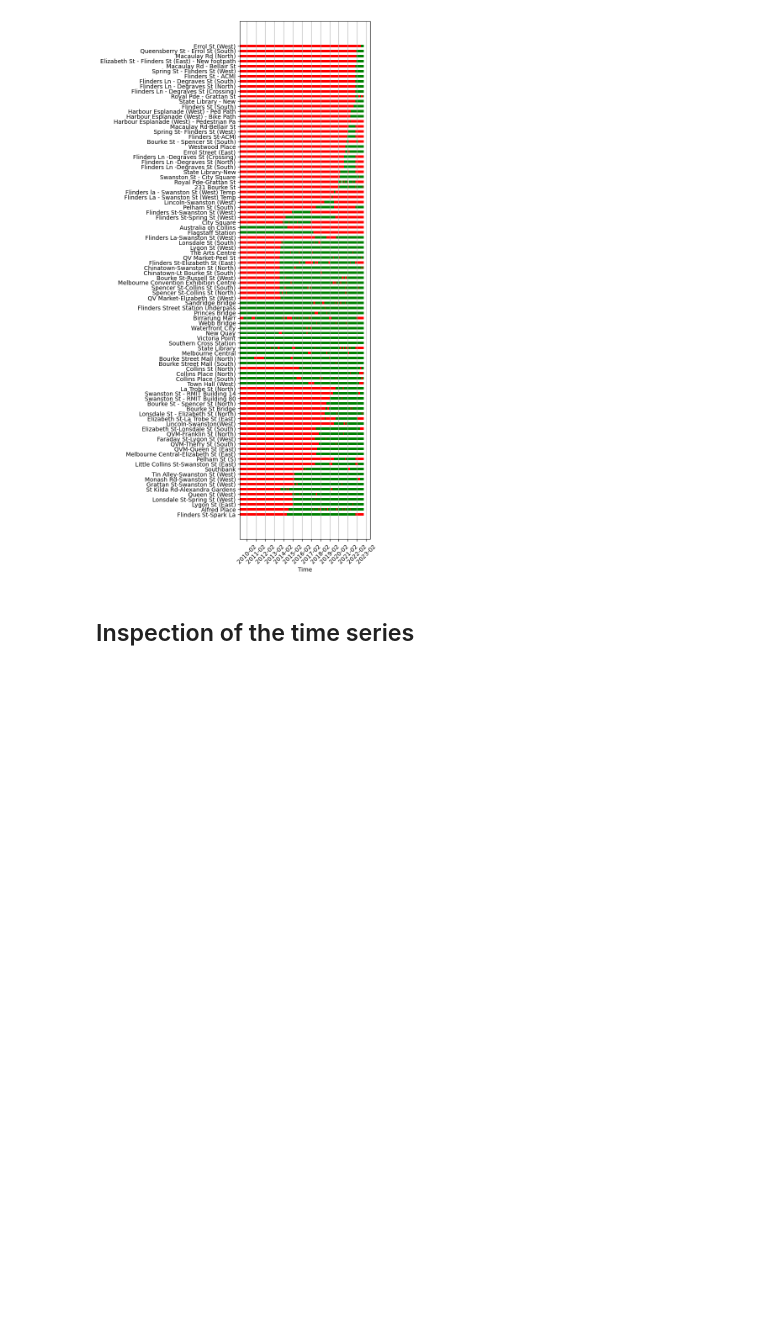
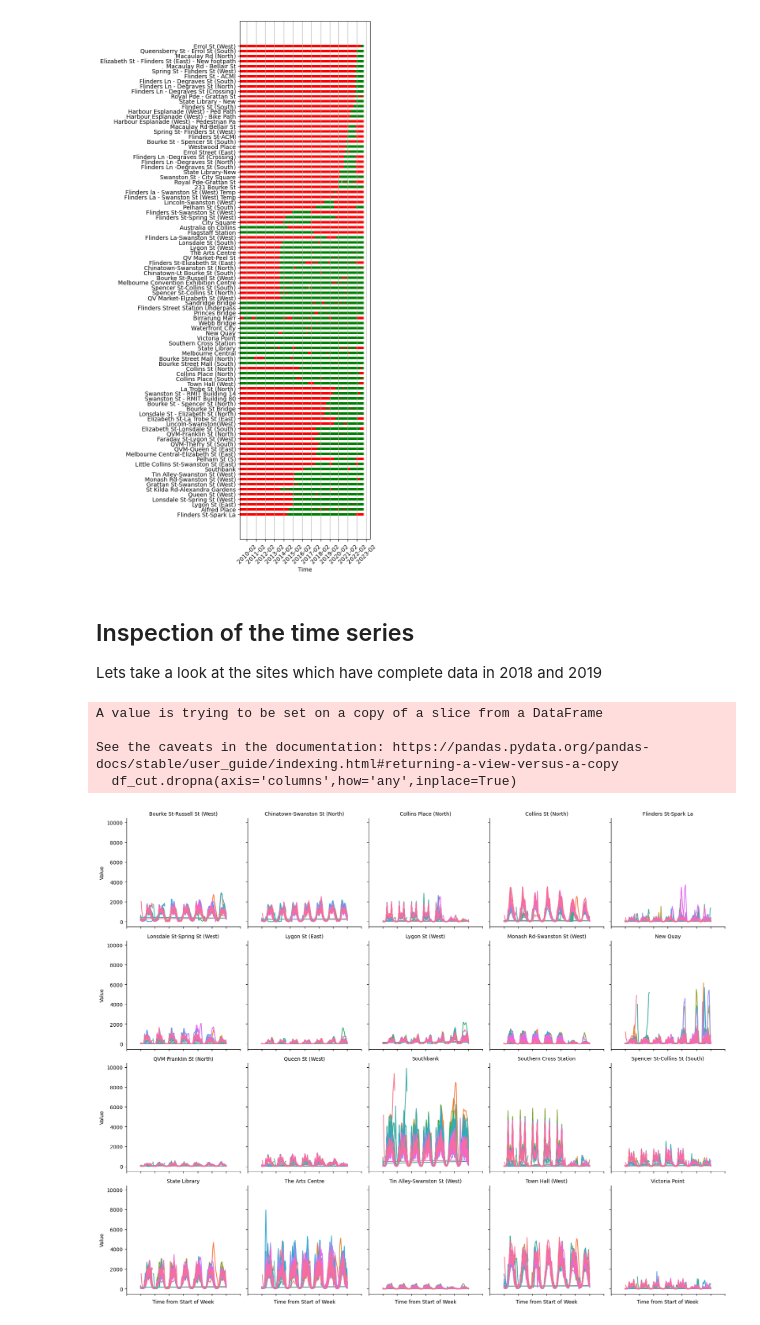
Before and after one commit to jackliddle/melbourne-timeseries, a Jupyter notebook: 01 Data exploration.ipynb, the cells around one changed output. Drawn from its saved outputs; the diff is of its cells as text; code cells hidden in the pictures; blank space fills up the shorter version.

```diff
--- a/01 Data exploration.ipynb
+++ b/01 Data exploration.ipynb
@@ -122,3 +156,50 @@ plotMissing(gaps_d,ax)
 [figure]
 # %% [markdown]
 ## Inspection of the time series
+
+Lets take a look at the sites which have complete data in 2018 and 2019
+# %%
+start_date = datetime.datetime(2018,1,1)
+end_date   = datetime.datetime(2020,1,1)
+
+cut = (df_wide.index >  start_date) & (df_wide.index < end_date )
+df_cut = df_wide.loc[cut]
+df_cut.dropna(axis='columns',how='any',inplace=True)
+df_cut.index.freq = 'h'
+# %% [output]
+A value is trying to be set on a copy of a slice from a DataFrame
+
+See the caveats in the documentation: https://pandas.pydata.org/pandas-docs/stable/user_guide/indexing.html#returning-a-view-versus-a-copy
+  df_cut.dropna(axis='columns',how='any',inplace=True)
+# %%
+# Assuming df_cut is already defined and loaded with your data
+# Resetting index to move datetime to a column
+df_reset = df_cut.reset_index()
+
+# Renaming the index column to 'datetime' if it's not already named
+df_reset = df_reset.rename(columns={df_reset.columns[0]: 'datetime'})
+
+# Melting the DataFrame to long-form
+df_long = pd.melt(df_reset, id_vars='datetime', var_name='location', value_name='value')
+
+df_long['year'] = df_long['datetime'].dt.year
+df_long['week'] = df_long['datetime'].dt.isocalendar().week
+df_long['year_week'] = df_long['year'].astype(str) + "-" + df_long['week'].astype(str).str.zfill(2)
+
+# Normalizing datetime within each week
+df_long['time_from_start_of_week'] = df_long['datetime'] - df_long['datetime'].dt.to_period('W').apply(lambda r: r.start_time)
+# %%
+# Creating the FacetGrid
+g = sns.FacetGrid(df_long, col="location", hue="year_week", col_wrap=5, height=3.5, palette="husl")
+g = g.map(plt.plot, "time_from_start_of_week", "value")
+
+# Adding labels, titles, and a legend
+g.set_axis_labels("Time from Start of Week", "Value")
+g.set_titles("{col_name}")
+g.set_xticklabels(rotation=45)
+#g.add_legend(title="Week")
+
+#plt.show()
+plt.savefig('WeeklyView.png', bbox_inches='tight')
+# %% [output]
+[figure, added]
```
Also changed, not shown: parts of 10 cells of this notebook, 18 other files.
